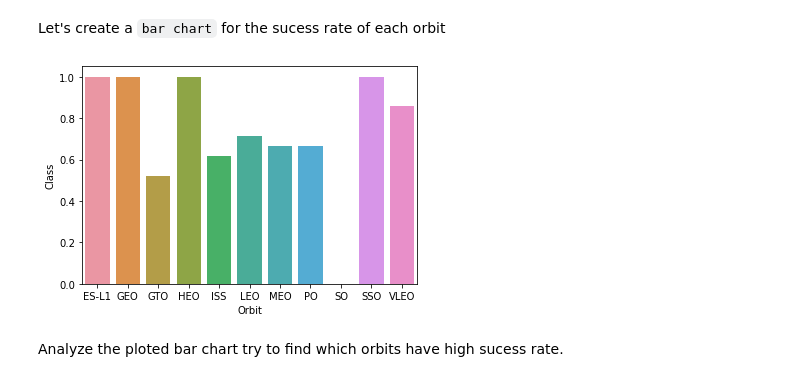
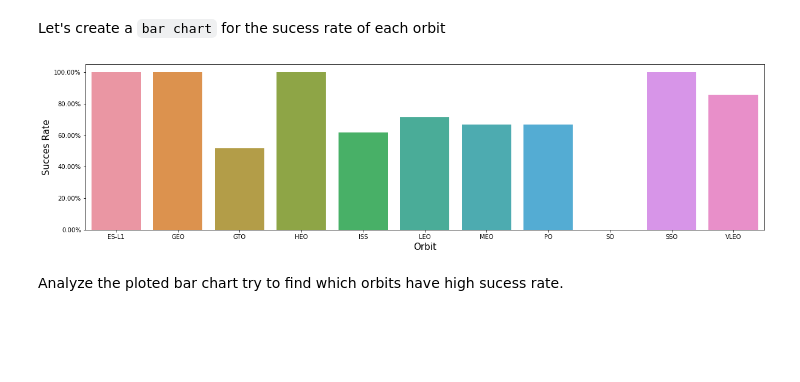
Before and after one commit to Protospi/IBM-dataScience-capstoneProj, a Jupyter notebook: jupyter-labs-eda-dataviz.ipynb, the cells around one changed output. Saved outputs shown, nothing was run; the diff lists cells and outputs as text; code cells hidden in the pictures; blank space fills up the shorter version.

```diff
--- a/jupyter-labs-eda-dataviz.ipynb
+++ b/jupyter-labs-eda-dataviz.ipynb
@@ -114,11 +124,17 @@ Next, we want to visually check if there are any relationship between success ra
 Let's create a `bar chart` for the sucess rate of each orbit
 # %%
 # HINT use groupby method on Orbit column and get the mean of Class column
+fig = plt.gcf()
+fig.set_size_inches(20, 5)
 df_g = df.groupby('Orbit')['Class'].mean().to_frame()
-sns.barplot(x=df_g.index, y=df_g.Class)
+ax = sns.barplot(x=df_g.index, y=df_g.Class)
+plt.xlabel("Orbit",fontsize=15)
+plt.ylabel("Succes Rate",fontsize=15)
+vals = ax.get_yticks()
+ax.set_yticklabels(['{:,.2%}'.format(x) for x in vals])
 plt.show()
 # %% [output]
-[figure, old version]
+[figure, new version]
 # %% [markdown]
 Analyze the ploted bar chart try to find which orbits have high sucess rate.
 # %% [markdown]
```
Also changed, not shown: parts of 6 cells of this notebook.
